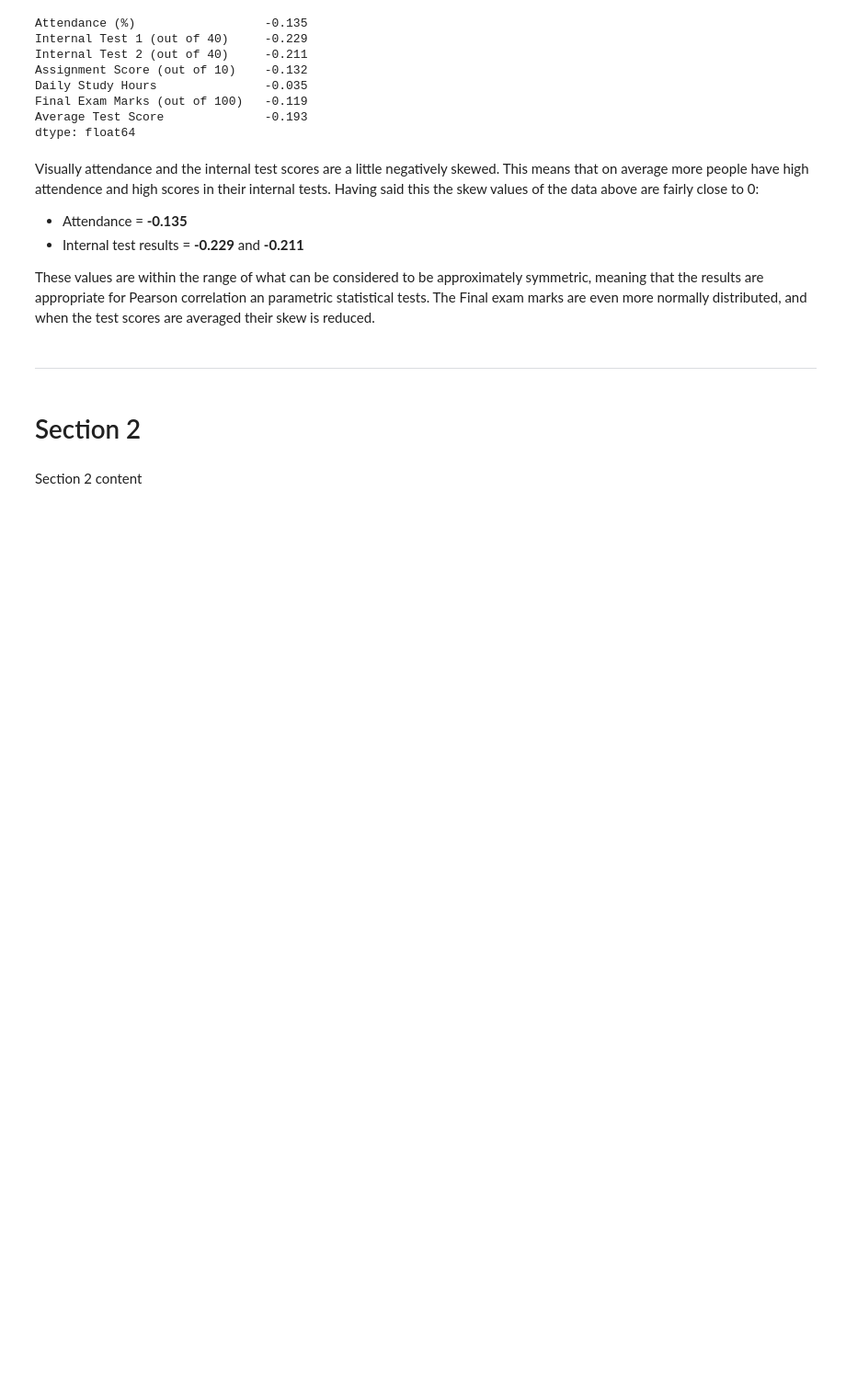
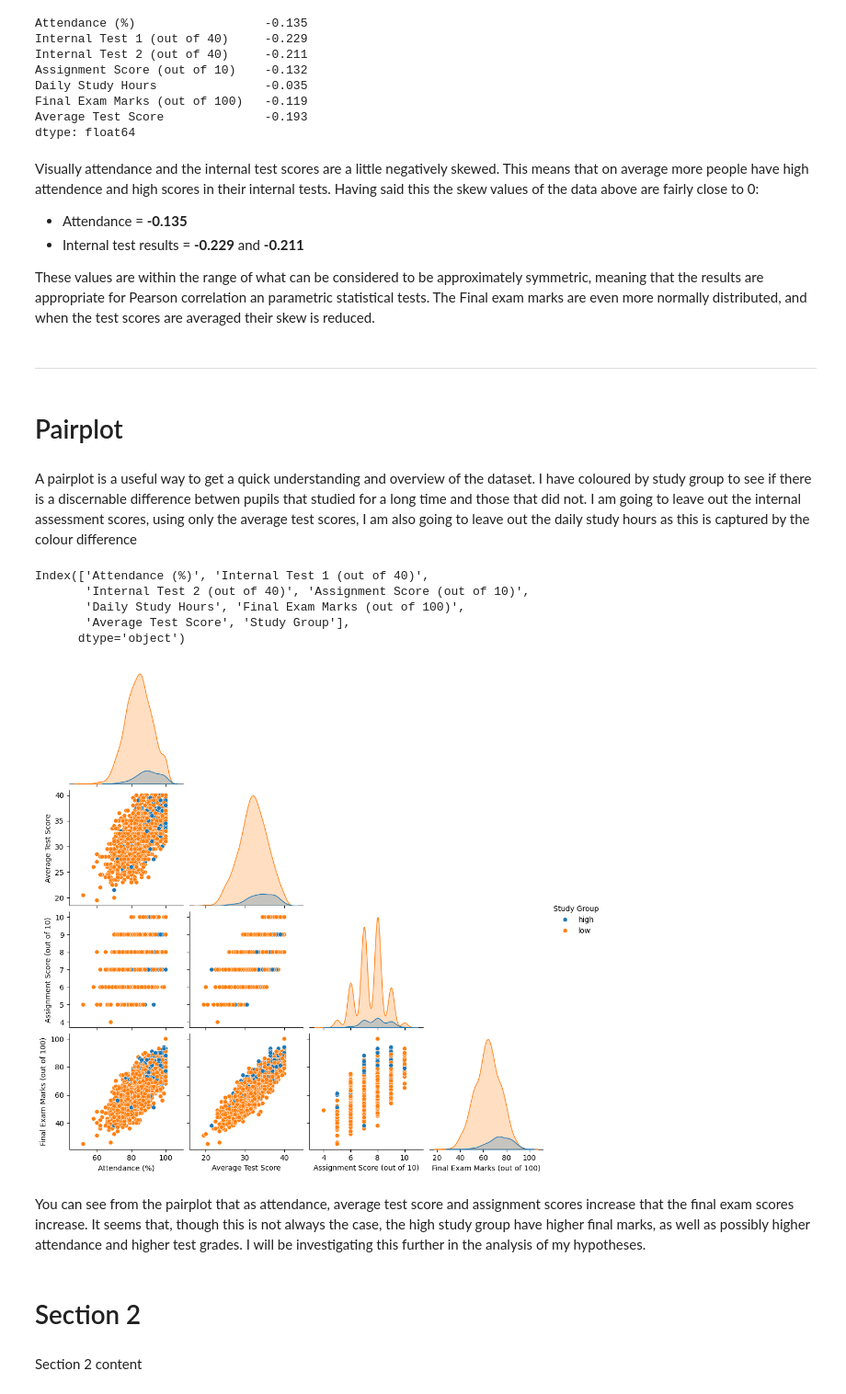
Before and after one commit to tb9757/Student-Academic-Performance, a Jupyter notebook: jupyter_notebooks/2. eda_visualisations.ipynb, the cells around one changed output. Shown at 92% size. Drawn from its saved outputs; the diff is of its cells as text; code cells hidden in the pictures; blank space fills up the shorter version.

Commit message:
add pairplot (#8)

```diff
--- a/jupyter_notebooks/2. eda_visualisations.ipynb
+++ b/jupyter_notebooks/2. eda_visualisations.ipynb
@@ -184,6 +186,33 @@ These values are within the range of what can be considered to be approximately
 The Final exam marks are even more normally distributed, and when the test scores are averaged their skew is reduced.
 # %% [markdown]
 ---
+# %% [markdown]
+# Pairplot
+# %% [markdown]
+A pairplot is a useful way to get a quick understanding and overview of the dataset. I have coloured by study group to see if there is a discernable difference betwen pupils that studied for a long time and those that did not.
+I am going to leave out the internal assessment scores, using only the average test scores, I am also going to leave out the daily study hours as this is captured by the colour difference
+# %%
+#get the column names to help me make my list of columns I am interested in
+df.columns.unique()
+# %% [output]
+Index(['Attendance (%)', 'Internal Test 1 (out of 40)',
+       'Internal Test 2 (out of 40)', 'Assignment Score (out of 10)',
+       'Daily Study Hours', 'Final Exam Marks (out of 100)',
+       'Average Test Score', 'Study Group'],
+      dtype='object')
+# %%
+#list of the columns I am interested in
+pair_cols = ['Attendance (%)', 'Average Test Score',
+             'Assignment Score (out of 10)', 'Final Exam Marks (out of 100)',
+             'Study Group']
+#pair plot to show relationships between variables
+sns.pairplot(df[pair_cols], hue='Study Group', corner=True, )
+plt.show()
+# %% [output]
+[figure, added]
+# %% [markdown]
+You can see from the pairplot that as attendance, average test score and assignment scores increase that the final exam scores increase.
+It seems that, though this is not always the case, the high study group have higher final marks, as well as possibly higher attendance and higher test grades. I will be investigating this further in the analysis of my hypotheses.
 # %% [markdown]
 # Section 2
 # %% [markdown]
```
Also changed, not shown: parts of 1 cell of this notebook.
